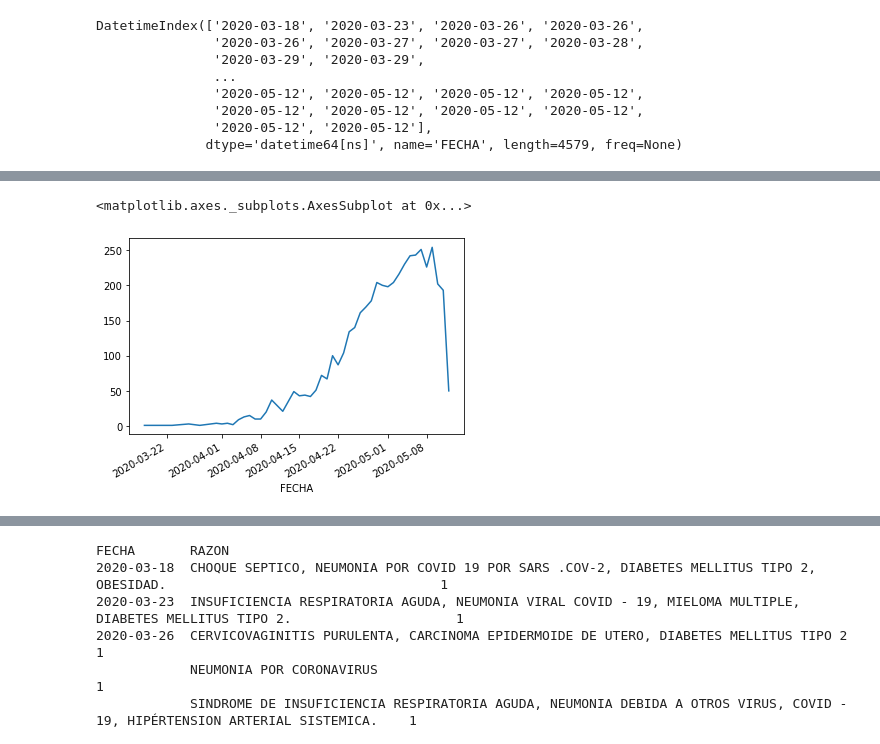
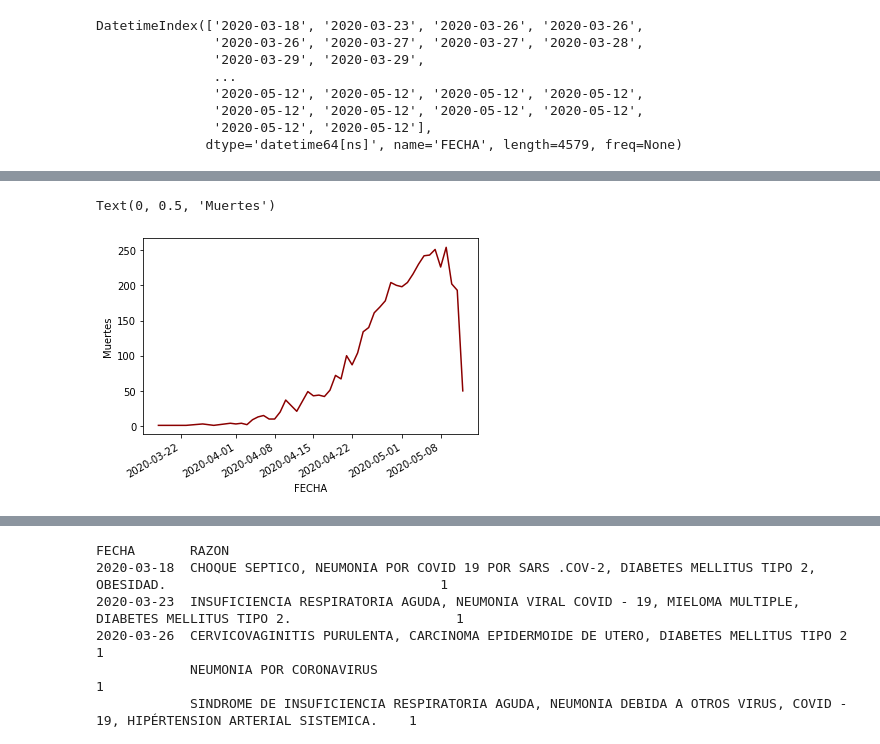
Before and after one commit to cesarrc21/DataViz, a Jupyter notebook: covid19cdmxdeaths.ipynb, the cells around one changed output, grey strips where cells are left out. Cells and saved outputs as stored; diff of their text form; code cells hidden in the pictures.

```diff
--- a/covid19cdmxdeaths.ipynb
+++ b/covid19cdmxdeaths.ipynb
@@ -116,5 +157,6 @@ df.groupby(['EDAD']).size().plot()
 # %%
-df.groupby(df.index).size().plot()
+df.groupby(df.index).size().plot(color='darkred')
+plt.ylabel('Muertes')
 # %% [output]
-<matplotlib.axes._subplots.AxesSubplot at 0x...>
+Text(0, 0.5, 'Muertes')
-[figure, old version]
+[figure, new version]
```
Also changed, not shown: parts of 34 cells of this notebook.
